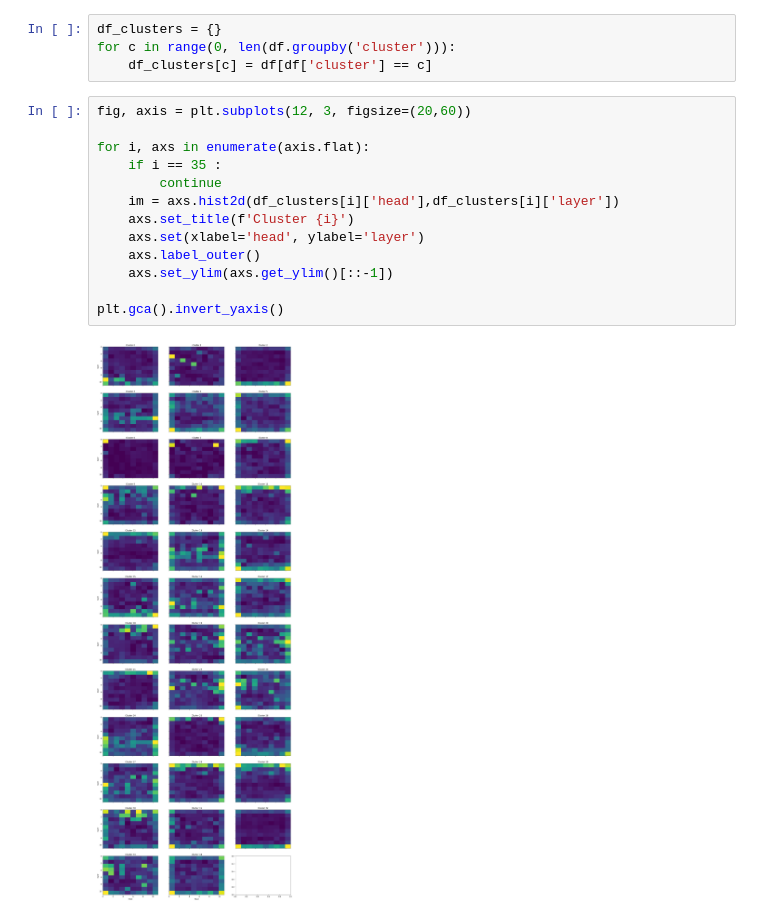
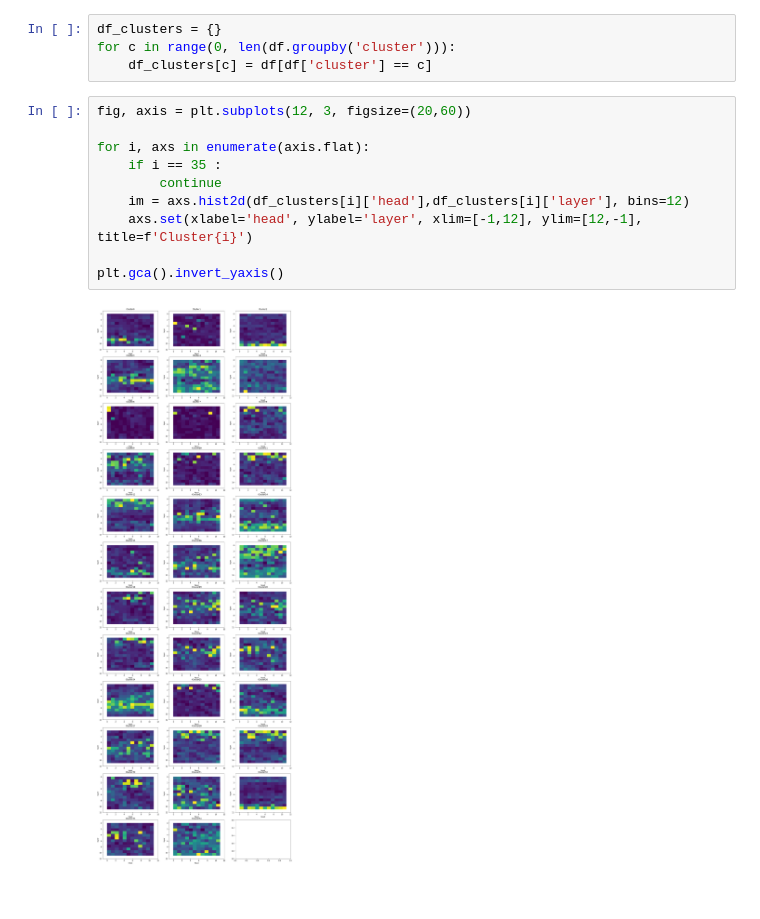
Before and after one commit to pschroedl/transformer_attention_clustering, a Jupyter notebook: clustering/kMeans_cluster_analysis.ipynb, the cells around one changed output. Cells and saved outputs as stored; diff of their text form.

Commit message:
update clustering analysis, README

```diff
--- a/clustering/kMeans_cluster_analysis.ipynb
+++ b/clustering/kMeans_cluster_analysis.ipynb
@@ -74,15 +76,12 @@ for c in range(0, len(df.groupby('cluster'))):
 # %%
 fig, axis = plt.subplots(12, 3, figsize=(20,60))
 
 for i, axs in enumerate(axis.flat):
     if i == 35 :
         continue
-    im = axs.hist2d(df_clusters[i]['head'],df_clusters[i]['layer'])
-    axs.set_title(f'Cluster {i}')
-    axs.set(xlabel='head', ylabel='layer')
-    axs.label_outer()
-    axs.set_ylim(axs.get_ylim()[::-1])
+    im = axs.hist2d(df_clusters[i]['head'],df_clusters[i]['layer'], bins=12)
+    axs.set(xlabel='head', ylabel='layer', xlim=[-1,12], ylim=[12,-1], title=f'Cluster{i}')
 
 plt.gca().invert_yaxis()
 # %% [output]
-[figure, old version]
+[figure, new version]
```
Also changed, not shown: parts of 3 cells of this notebook, 2 other files.
